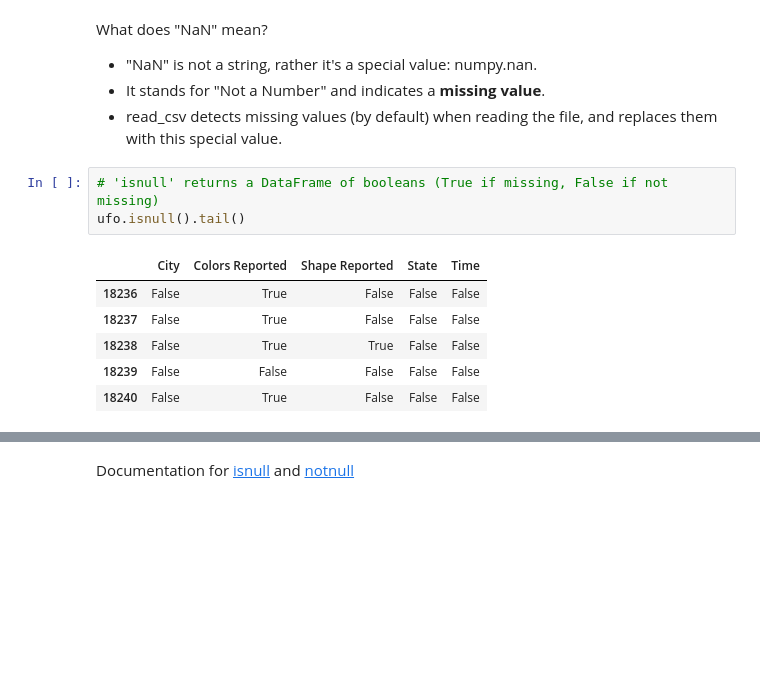
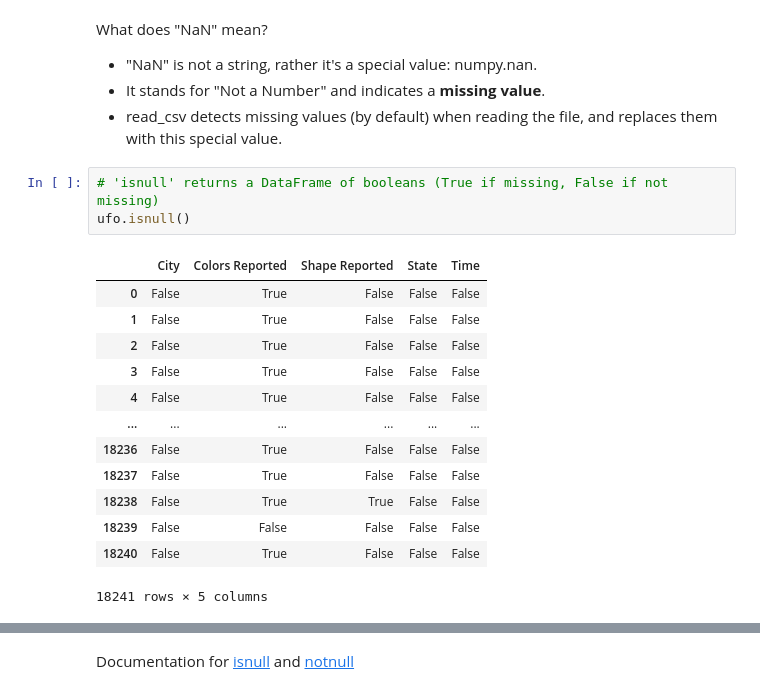
Before and after one commit to um-perez-alvaro/Data-Science-Practice-bis, a Jupyter notebook: Pandas and Matplotlib/Part III.ipynb, the cells around one changed output, grey strips where cells are left out. Cells and saved outputs as stored; diff of their text form; blank space fills up the shorter version.

```diff
--- a/Pandas and Matplotlib/Part III.ipynb
+++ b/Pandas and Matplotlib/Part III.ipynb
@@ -33,13 +33,20 @@ What does "NaN" mean?
 - read_csv detects missing values (by default) when reading the file, and replaces them with this special value.
 # %%
 # 'isnull' returns a DataFrame of booleans (True if missing, False if not missing)
-ufo.isnull().tail()
+ufo.isnull()
 # %% [output]
 |  | City | Colors Reported | Shape Reported | State | Time |
+| 0 | False | True | False | False | False |
+| 1 | False | True | False | False | False |
+| 2 | False | True | False | False | False |
+| 3 | False | True | False | False | False |
+| 4 | False | True | False | False | False |
+| ... | ... | ... | ... | ... | ... |
 | 18236 | False | True | False | False | False |
 | 18237 | False | True | False | False | False |
 | 18238 | False | True | True | False | False |
 | 18239 | False | False | False | False | False |
 | 18240 | False | True | False | False | False |
+18241 rows × 5 columns
 # %%
 # 'nonnull' returns the opposite of 'isnull' (True if not missing, False if missing)
```
Also changed, not shown: parts of 16 cells of this notebook, 1 other file.
